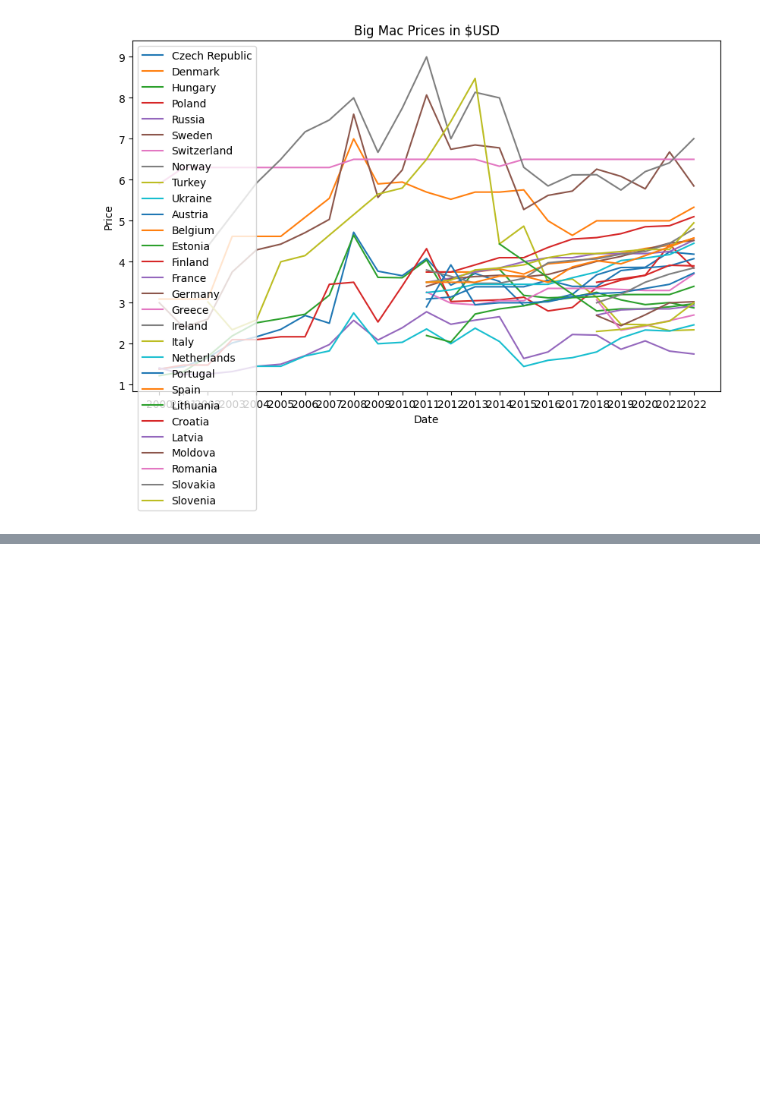
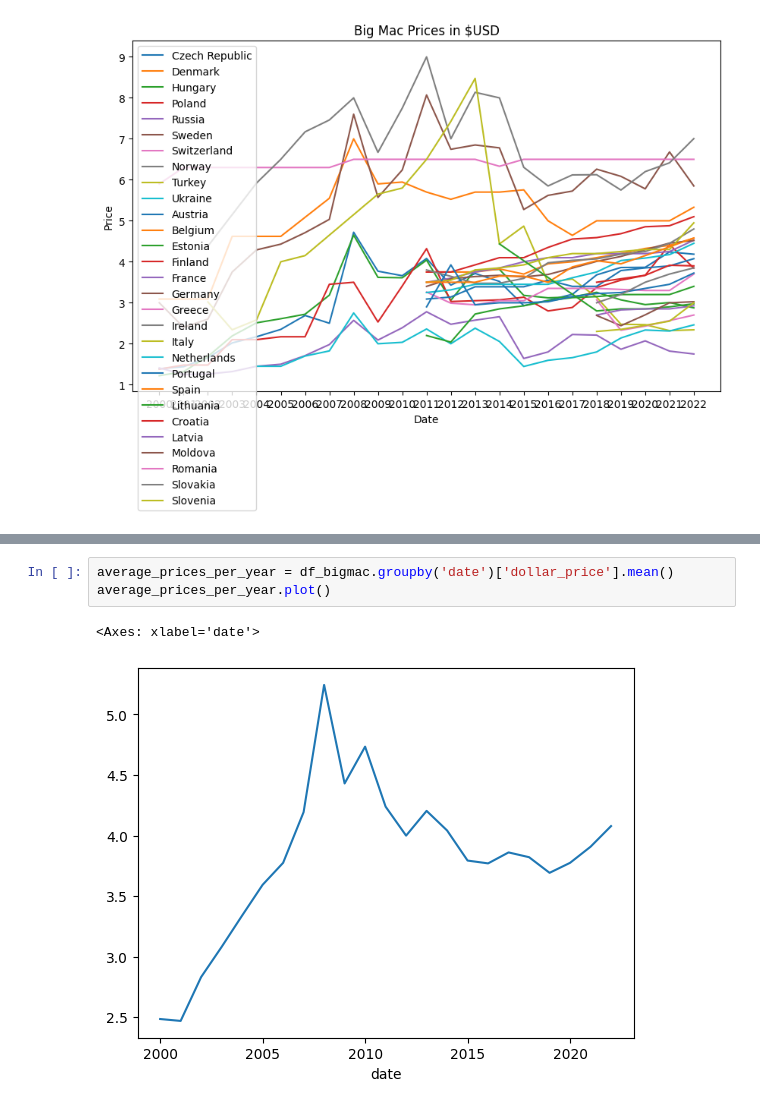
Before and after one commit to AmarBego/VSCODE, a Jupyter notebook: charts.ipynb, the cells around one changed output, grey strips where cells are left out. Saved outputs shown, nothing was run; the diff lists cells and outputs as text; blank space fills up the shorter version.

```diff
--- a/charts.ipynb
+++ b/charts.ipynb
@@ -94,0 +97,6 @@ plt.show()
+# %%
+average_prices_per_year = df_bigmac.groupby('date')['dollar_price'].mean()
+average_prices_per_year.plot()
+# %% [output]
+<Axes: xlabel='date'>
+[figure, added]
```
Also changed, not shown: parts of 3 cells of this notebook, 7 other files.
